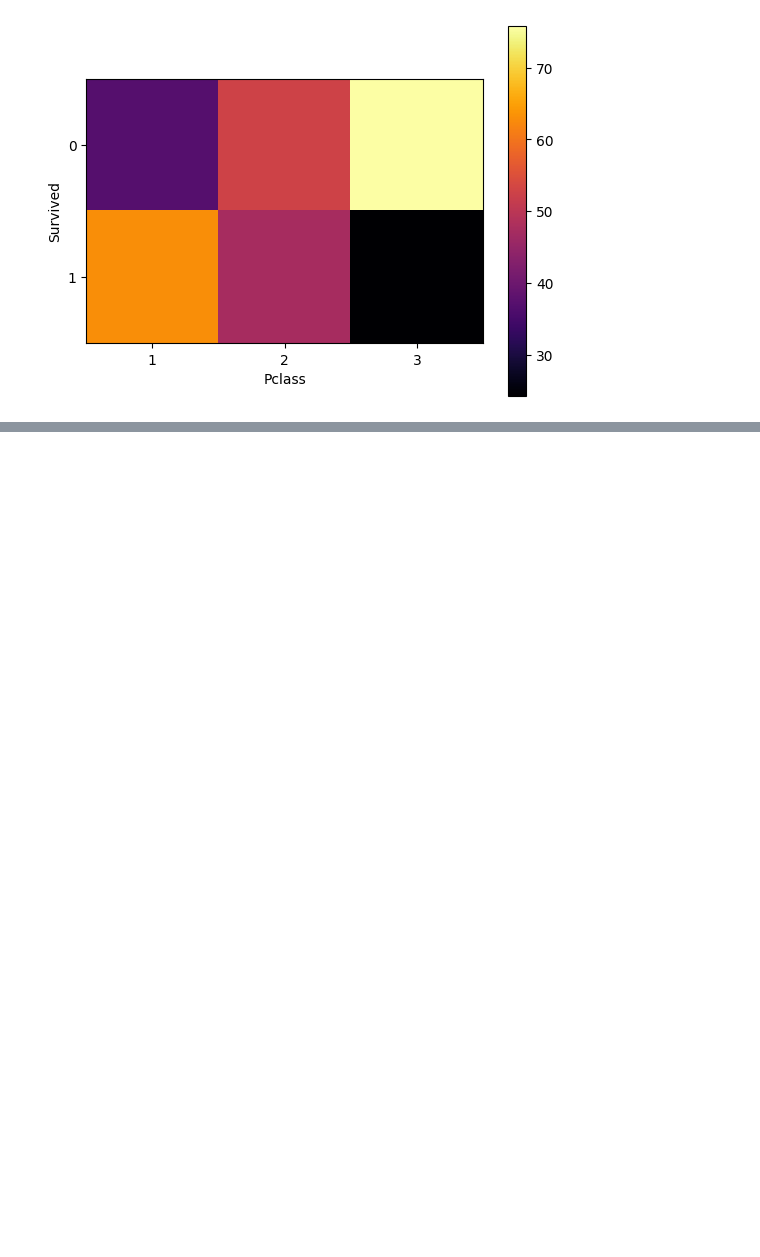
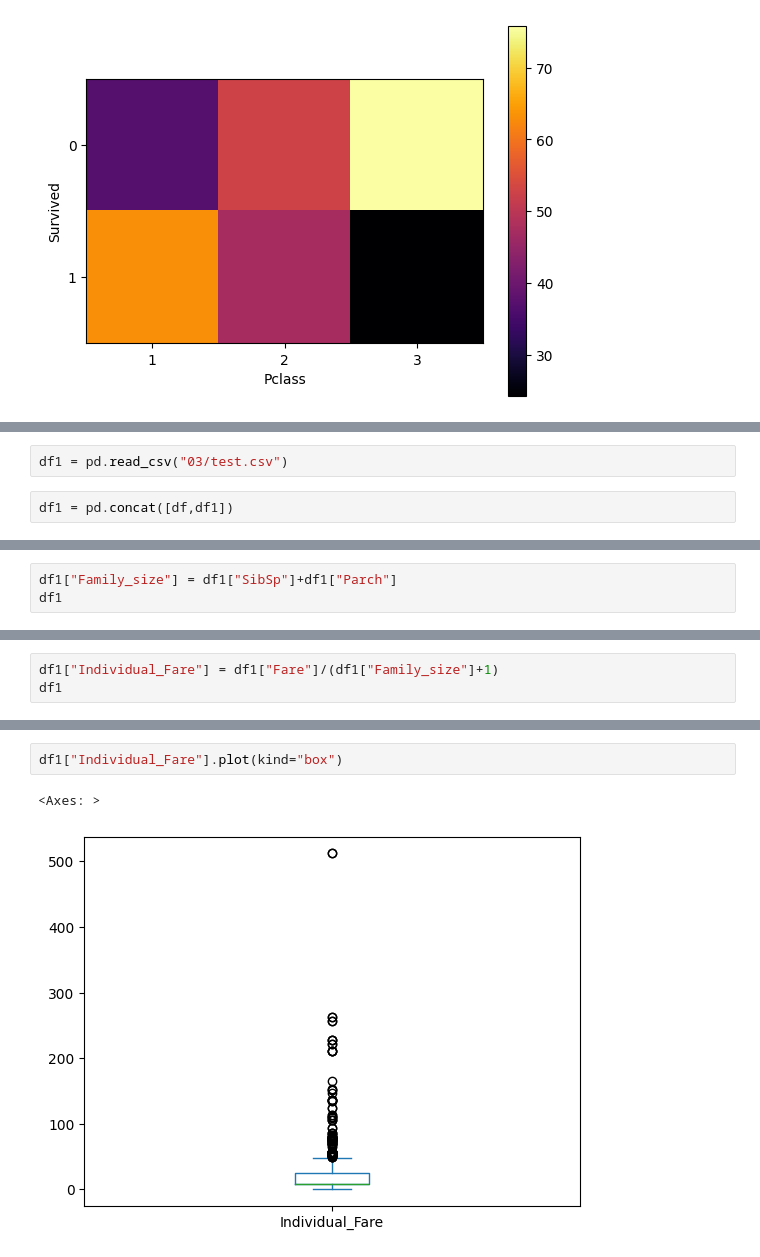
Before and after one commit to SyedAnasAzim/Data-Analysis, a Jupyter notebook: Data Analysis Process/03-DAP-Exploratory Data Analysis.ipynb, the cells around one changed output, grey strips where cells are left out. Cells and saved outputs as stored; diff of their text form; blank space fills up the shorter version.

```diff
--- a/Data Analysis Process/03-DAP-Exploratory Data Analysis.ipynb
+++ b/Data Analysis Process/03-DAP-Exploratory Data Analysis.ipynb
@@ -600,0 +718,4 @@ print(list(colormaps))
+# %%
+df1 = pd.read_csv("03/test.csv")
+# %%
+df1 = pd.concat([df,df1])
@@ -600,0 +755,3 @@ print(list(colormaps))
+# %%
+df1["Family_size"] = df1["SibSp"]+df1["Parch"]
+df1
@@ -600,0 +772,3 @@ print(list(colormaps))
+# %%
+df1["Individual_Fare"] = df1["Fare"]/(df1["Family_size"]+1)
+df1
@@ -600,0 +789,5 @@ print(list(colormaps))
+# %%
+df1["Individual_Fare"].plot(kind="box")
+# %% [output]
+<Axes: >
+[figure, added]
```
Also changed, not shown: parts of 56 cells of this notebook.
